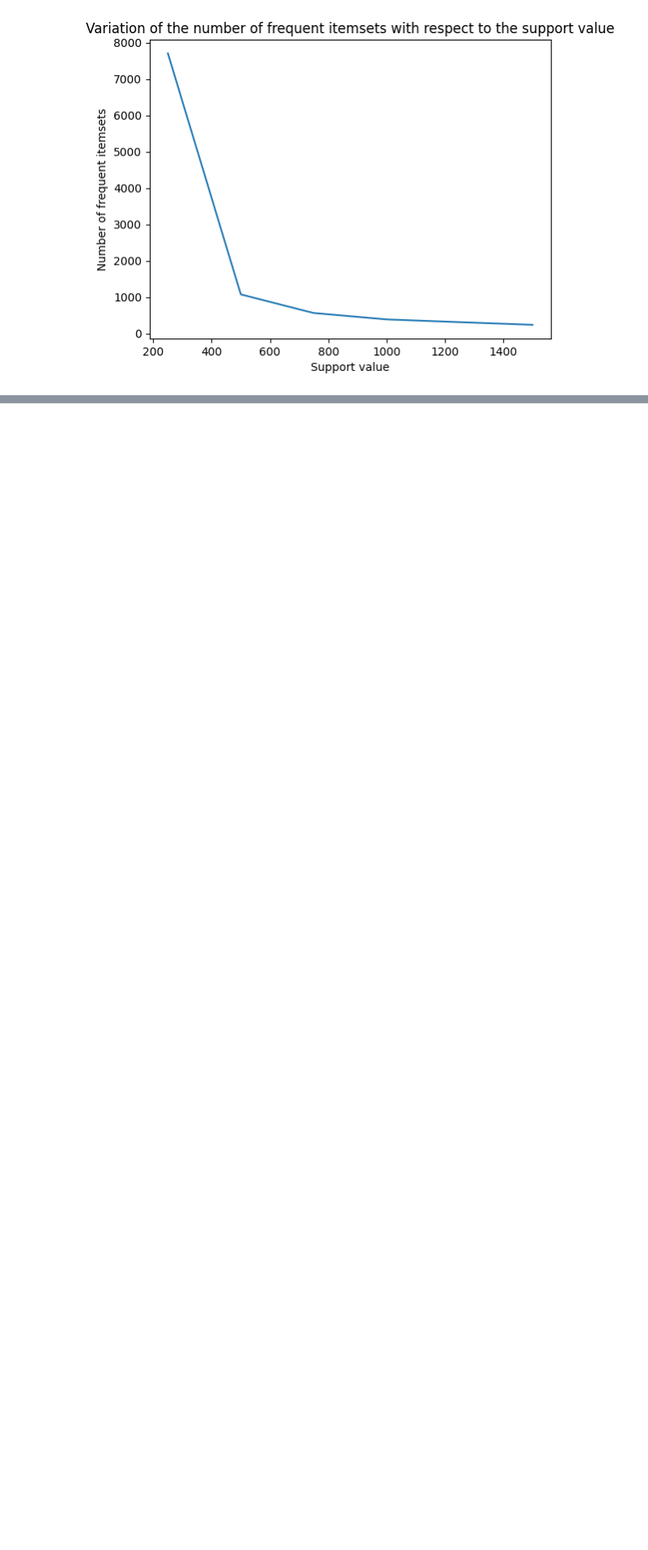
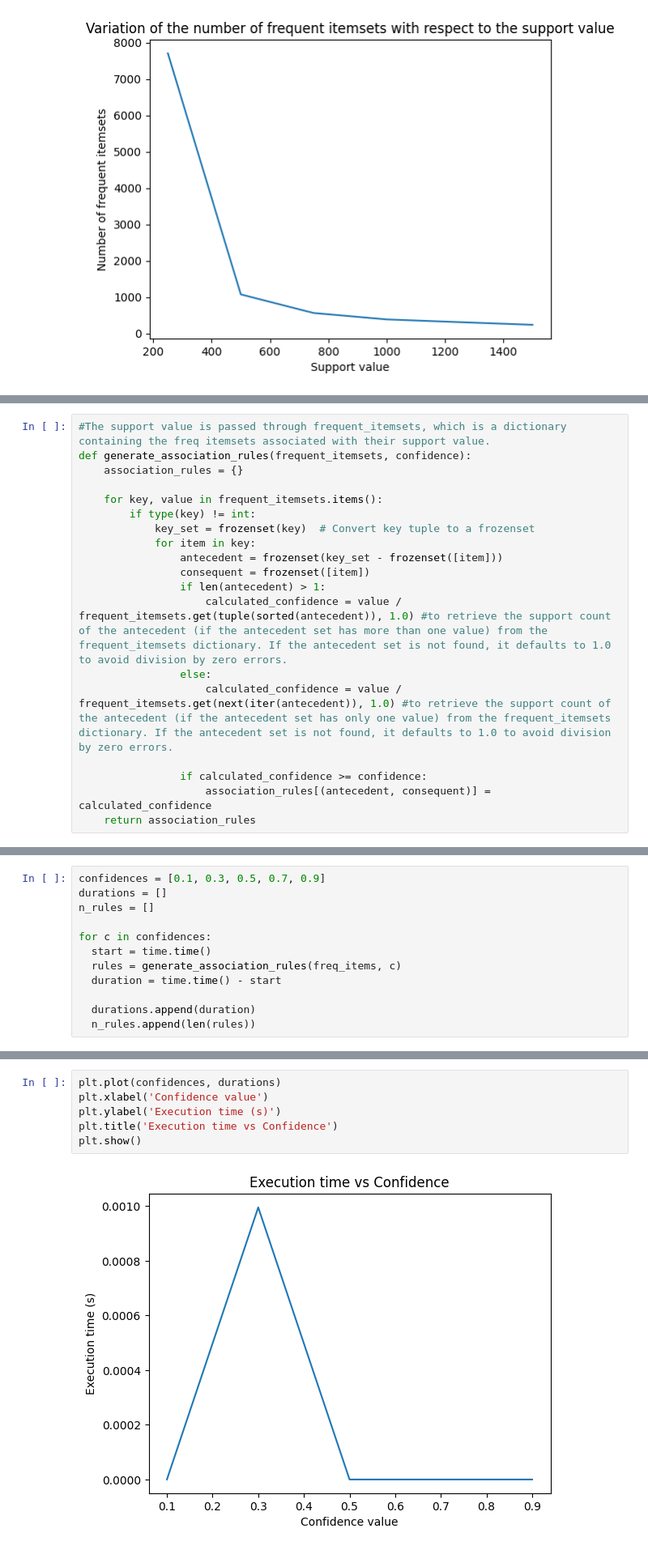
Before and after one commit to SaladSlayer00/Data-Mining-2023, a Jupyter notebook: Homework_2/ID2222_Homework_2_Insalata_Puccioni.ipynb, the cells around one changed output, grey strips where cells are left out. Shown: that part at 81% size. Cells and saved outputs as stored; diff of their text form; blank space fills up the shorter version.

```diff
--- a/Homework_2/ID2222_Homework_2_Insalata_Puccioni.ipynb
+++ b/Homework_2/ID2222_Homework_2_Insalata_Puccioni.ipynb
@@ -237,0 +251,19 @@ plt.show()
+# %%
+#The support value is passed through frequent_itemsets, which is a dictionary containing the freq itemsets associated with their support value.
+def generate_association_rules(frequent_itemsets, confidence):
+    association_rules = {}
+
+    for key, value in frequent_itemsets.items():
+        if type(key) != int:
+            key_set = frozenset(key)  # Convert key tuple to a frozenset
+            for item in key:
+                antecedent = frozenset(key_set - frozenset([item]))
+                consequent = frozenset([item])
+                if len(antecedent) > 1:
+                    calculated_confidence = value / frequent_itemsets.get(tuple(sorted(antecedent)), 1.0) #to retrieve the support count of the antecedent (if the antecedent set has more than one value) from the frequent_itemsets dictionary. If the antecedent set is not found, it defaults to 1.0 to avoid division by zero errors.
+                else:
+                    calculated_confidence = value / frequent_itemsets.get(next(iter(antecedent)), 1.0) #to retrieve the support count of the antecedent (if the antecedent set has only one value) from the frequent_itemsets dictionary. If the antecedent set is not found, it defaults to 1.0 to avoid division by zero errors.
+
+                if calculated_confidence >= confidence:
+                    association_rules[(antecedent, consequent)] = calculated_confidence
+    return association_rules
@@ -237,0 +311,12 @@ plt.show()
+# %%
+confidences = [0.1, 0.3, 0.5, 0.7, 0.9]
+durations = []
+n_rules = []
+
+for c in confidences:
+  start = time.time()
+  rules = generate_association_rules(freq_items, c)
+  duration = time.time() - start
+
+  durations.append(duration)
+  n_rules.append(len(rules))
@@ -237,0 +325,8 @@ plt.show()
+# %%
+plt.plot(confidences, durations)
+plt.xlabel('Confidence value')
+plt.ylabel('Execution time (s)')
+plt.title('Execution time vs Confidence')
+plt.show()
+# %% [output]
+[figure, added]
```
Also changed, not shown: parts of 25 cells of this notebook.
